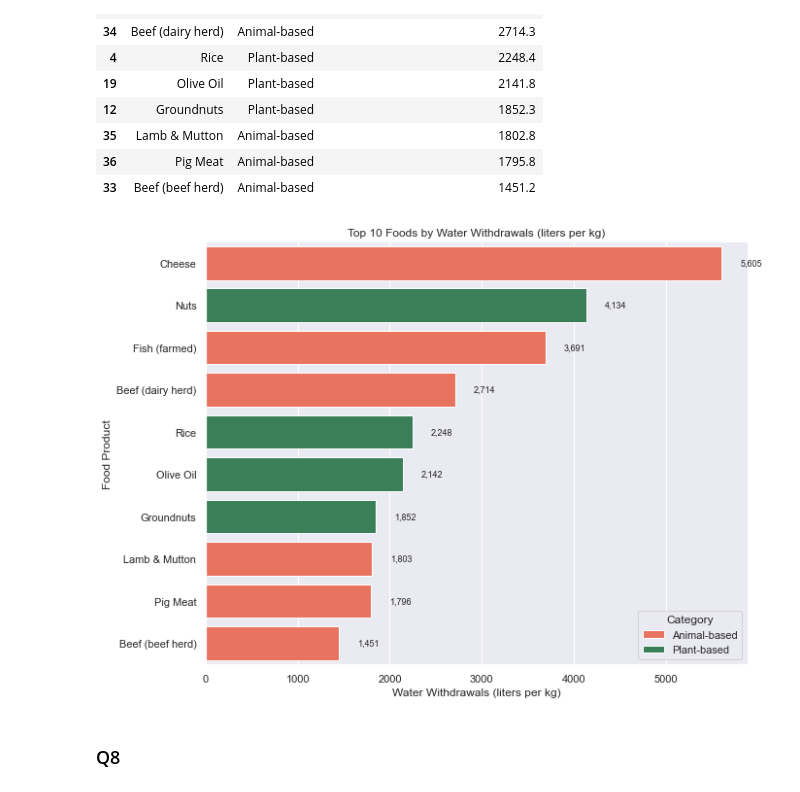
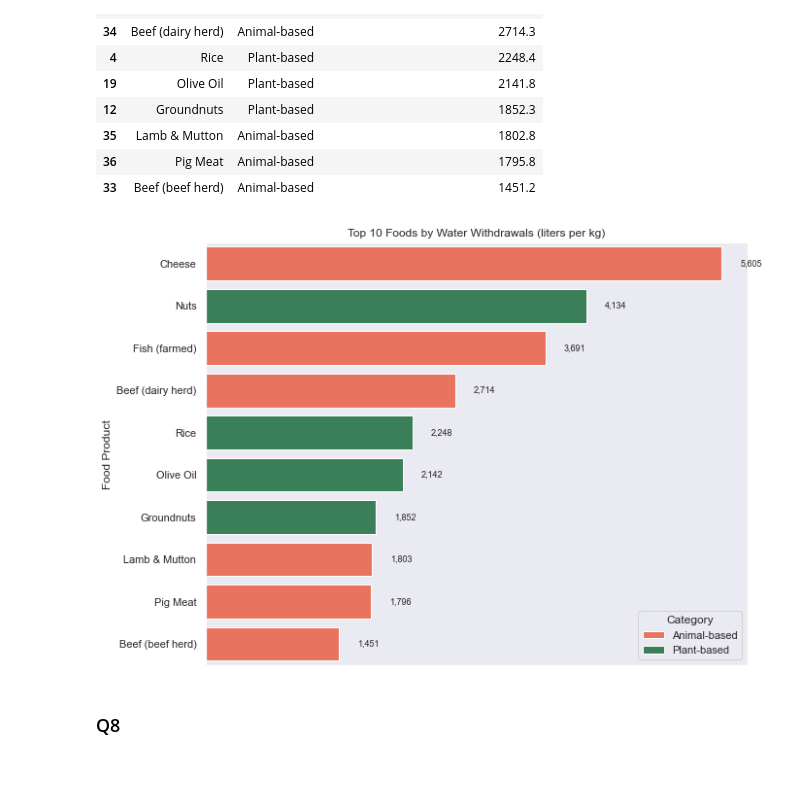
Before and after one commit to courtneyletsa/food_production, a Jupyter notebook: Environmental Impact of Food Production Analysis.ipynb, the cells around one changed output. Cells and saved outputs as stored; diff of their text form; code cells hidden in the pictures.

```diff
--- a/Environmental Impact of Food Production Analysis.ipynb
+++ b/Environmental Impact of Food Production Analysis.ipynb
@@ -157,5 +110,4 @@ category_map = {
 # %%
-df["Category"] = df["Food product"].map(category_map)
 df.head()
 # %% [output]
 |  | Food product | Land use change | Animal Feed | Farm | Processing | Transport | Packging | Retail | ... |
@@ -306,26 +272,31 @@ top10_water
 # %%
 sns.set_theme(style="darkgrid")
 
 plt.figure(figsize=(10,8))
 ax = sns.barplot(
     data=top10_water,
     x="Freshwater withdrawals per kilogram (liters per kilogram)",
     y="Food product",
     hue="Category",
     dodge=False,
     palette={"Animal-based": "tomato", "Plant-based": "seagreen"}
 )
 
 # Add labels
 for i, v in enumerate(top10_water["Freshwater withdrawals per kilogram (liters per kilogram)"]):
     ax.text(v + 200, i, f"{v:,.0f}", va="center", fontsize=9)
 
+# Title
 plt.title("Top 10 Foods by Water Withdrawals (liters per kg)")
-plt.xlabel("Water Withdrawals (liters per kg)")
+
+# Remove x-axis label and ticks
+ax.set_xlabel("")
+ax.set_xticks([])
+
 plt.ylabel("Food Product")
 plt.legend(title="Category")
 plt.show()
 # %% [output]
-[figure, old version]
+[figure, new version]
 # %% [markdown]
 ### Q8
```
Also changed, not shown: parts of 18 cells of this notebook.
